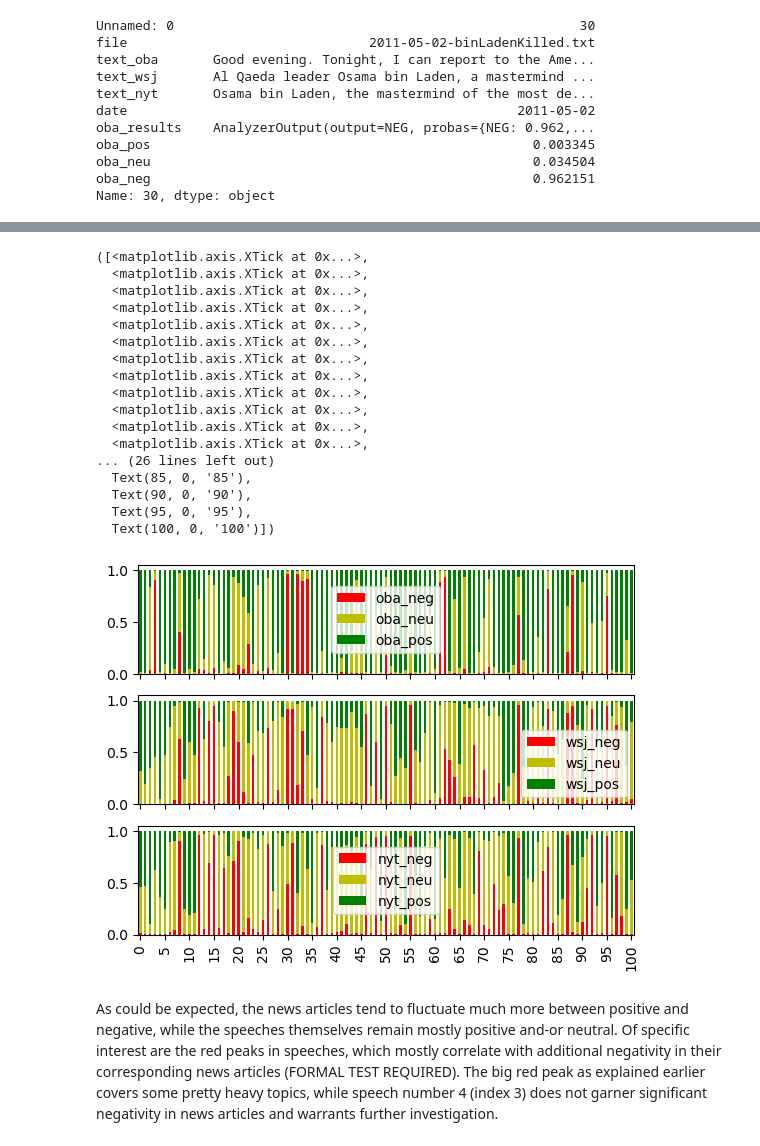
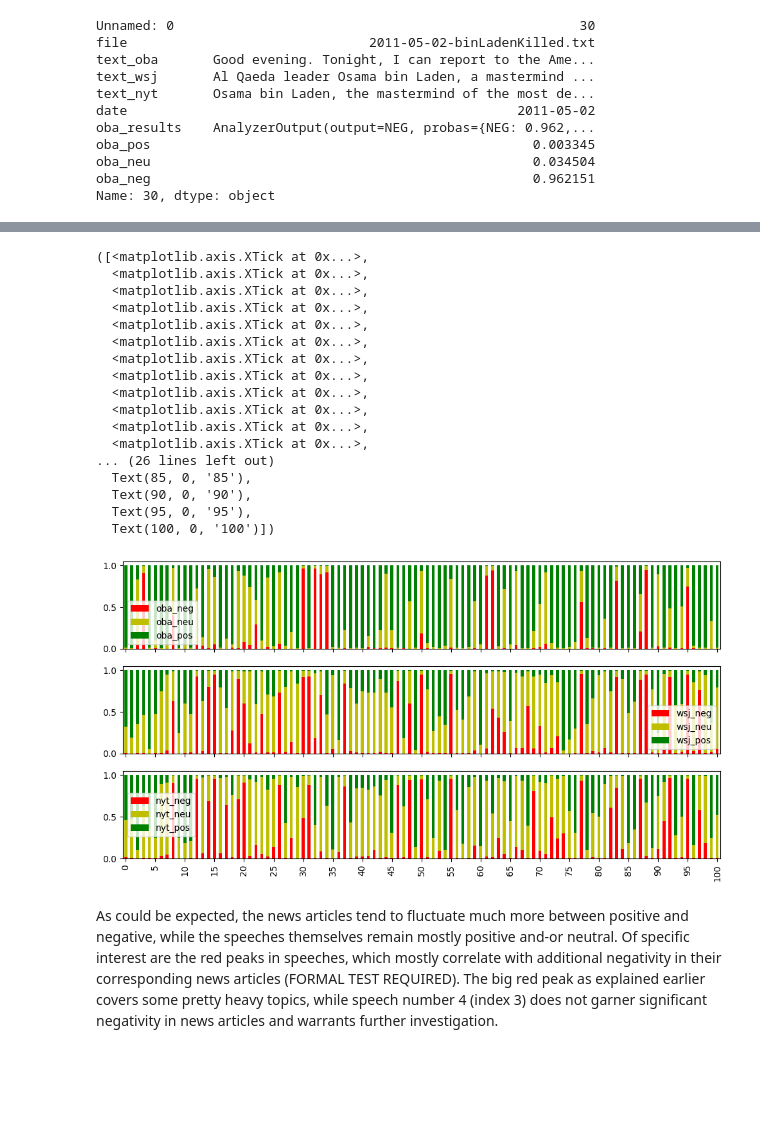
Before and after one commit to pday2/ObamaNLP, a Jupyter notebook: PosNegSentiment.ipynb, the cells around one changed output, grey strips where cells are left out. Saved outputs shown, nothing was run; the diff lists cells and outputs as text; code cells hidden in the pictures; blank space fills up the shorter version.

```diff
--- a/PosNegSentiment.ipynb
+++ b/PosNegSentiment.ipynb
@@ -263,30 +272,30 @@ A value is trying to be set on a copy of a slice from a DataFrame
 
 See the caveats in the documentation: https://pandas.pydata.org/pandas-docs/stable/user_guide/indexing.html#returning-a-view-versus-a-copy
 # %%
-fig, (ax1,ax2,ax3)=plt.subplots(3,sharex=True)
+fig, (ax1,ax2,ax3)=plt.subplots(3,sharex=True, figsize=(12,6))
 data.plot.bar(ax=ax1,y=['oba_neg','oba_neu','oba_pos'],stacked=True,color=['r','y','g'])
 data.plot.bar(ax=ax2,y=['wsj_neg','wsj_neu','wsj_pos'],stacked=True,color=['r','y','g'])
 data.plot.bar(ax=ax3,y=['nyt_neg','nyt_neu','nyt_pos'],stacked=True,color=['r','y','g'])
 plt.xticks(ticks,labels)
 # %% [output]
 ([<matplotlib.axis.XTick at 0x...>,
   <matplotlib.axis.XTick at 0x...>,
   <matplotlib.axis.XTick at 0x...>,
   <matplotlib.axis.XTick at 0x...>,
   <matplotlib.axis.XTick at 0x...>,
   <matplotlib.axis.XTick at 0x...>,
   <matplotlib.axis.XTick at 0x...>,
   <matplotlib.axis.XTick at 0x...>,
   <matplotlib.axis.XTick at 0x...>,
   <matplotlib.axis.XTick at 0x...>,
   <matplotlib.axis.XTick at 0x...>,
   <matplotlib.axis.XTick at 0x...>,
 ... (26 lines left out)
   Text(85, 0, '85'),
   Text(90, 0, '90'),
   Text(95, 0, '95'),
   Text(100, 0, '100')])
-[figure, old version]
+[figure, new version]
 # %% [markdown]
 As could be expected, the news articles tend to fluctuate much more between positive and negative, while the speeches themselves remain mostly positive and-or neutral. Of specific interest are the red peaks in speeches, which mostly correlate with additional negativity in their corresponding news articles (FORMAL TEST REQUIRED). The big red peak as explained earlier covers some pretty heavy topics, while speech number 4 (index 3) does not garner significant negativity in news articles and warrants further investigation.
 # %%
```
Also changed, not shown: parts of 23 cells of this notebook, 1 other file.
